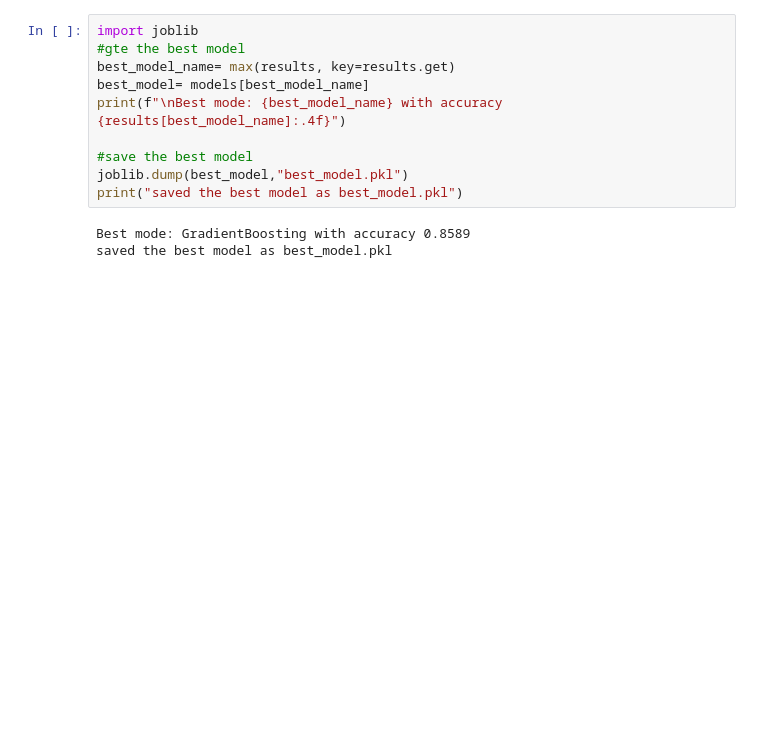
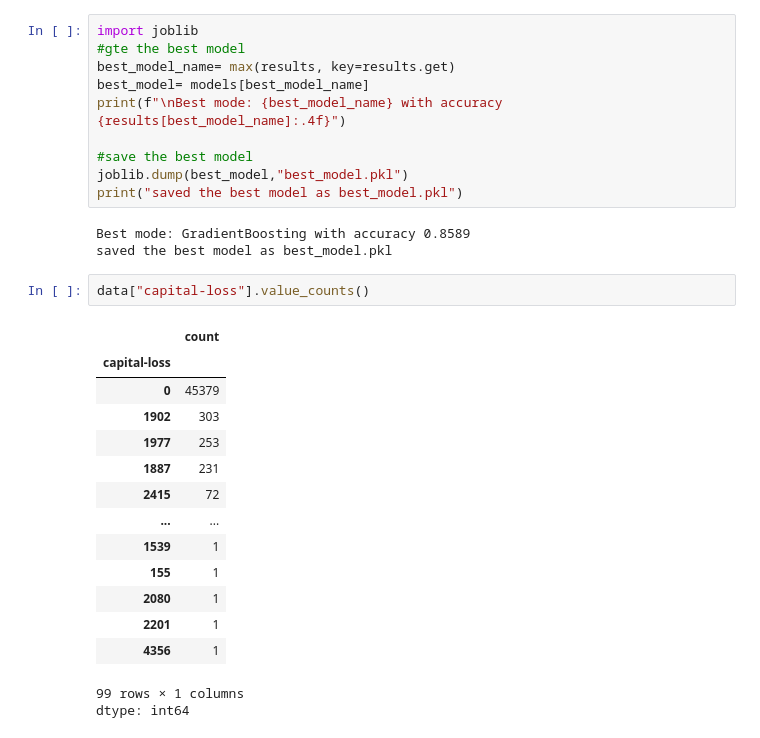
Before and after one commit to Sudeep0069/Employee_Salary_Prediction-Sudeep_Sarkar, a Jupyter notebook: Employee_sal_prediction.ipynb, the cells around one changed output. Drawn from its saved outputs; the diff is of its cells as text; blank space fills up the shorter version.

```diff
--- a/Employee_sal_prediction.ipynb
+++ b/Employee_sal_prediction.ipynb
@@ -451,6 +585,24 @@ print("saved the best model as best_model.pkl")
 # %% [output]
 Best mode: GradientBoosting with accuracy 0.8589
 saved the best model as best_model.pkl
+# %%
+data["capital-loss"].value_counts()
+# %% [output]
+|  | count |
+| capital-loss |  |
+| 0 | 45379 |
+| 1902 | 303 |
+| 1977 | 253 |
+| 1887 | 231 |
+| 2415 | 72 |
+| ... | ... |
+| 1539 | 1 |
+| 155 | 1 |
+| 2080 | 1 |
+| 2201 | 1 |
+| 4356 | 1 |
+99 rows × 1 columns
+dtype: int64
 # %%
 %%writefile app.py
 import streamlit as st
```
Also changed, not shown: parts of 15 cells of this notebook, 2 other files.
